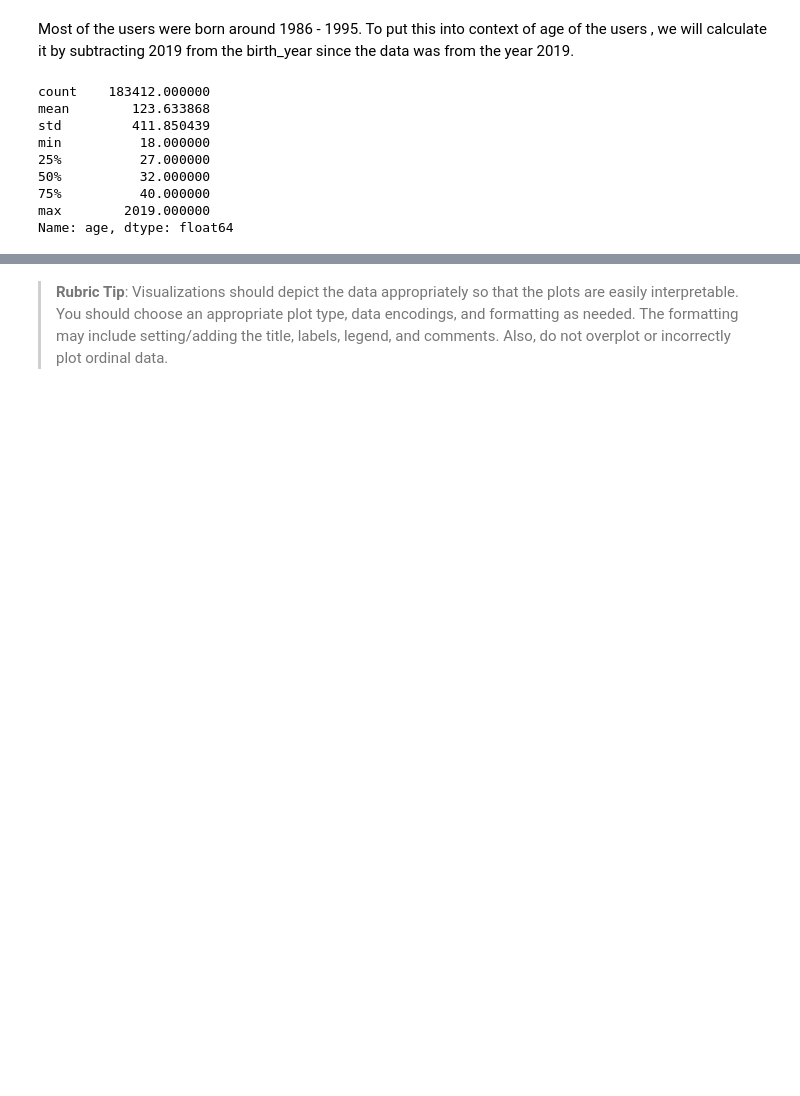
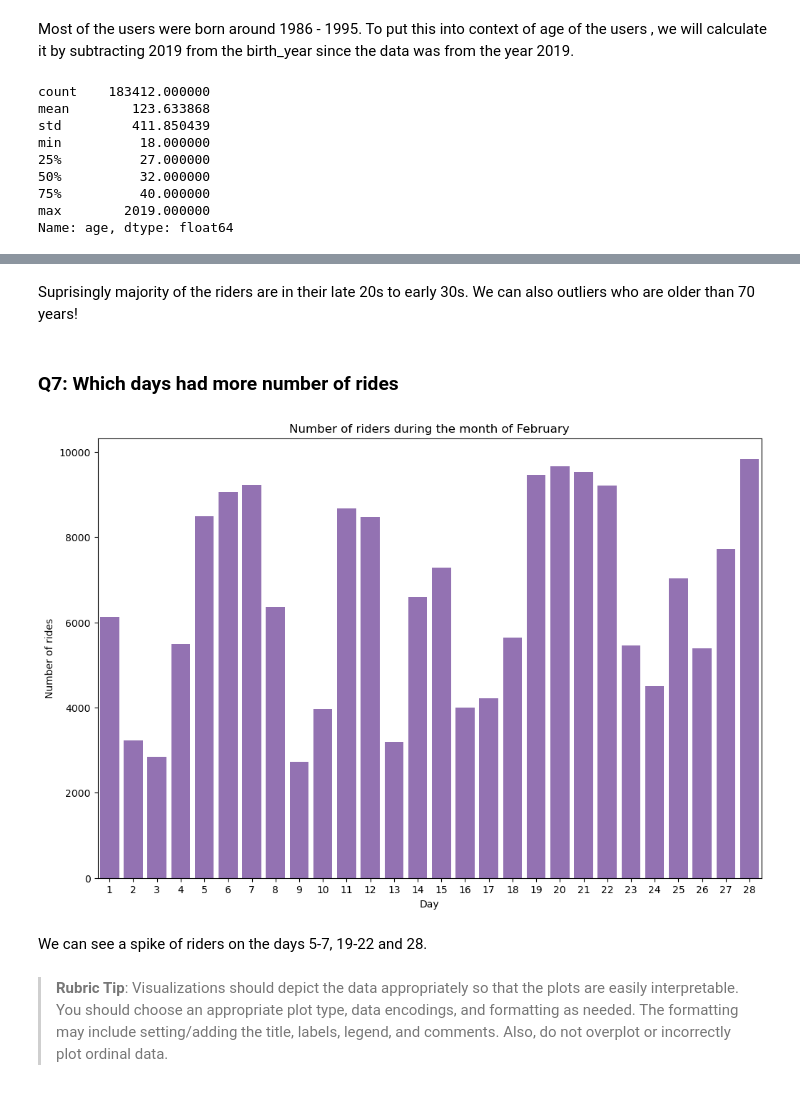
Before and after one commit to NajibAdan/UdacityxALX, a Jupyter notebook: Project_003/Part_I_exploration_template.ipynb, the cells around one changed output, grey strips where cells are left out. Saved outputs shown, nothing was run; the diff lists cells and outputs as text; code cells hidden in the pictures; blank space fills up the shorter version.

Commit message:
Done with univariate. Started multivariate.

```diff
--- a/Project_003/Part_I_exploration_template.ipynb
+++ b/Project_003/Part_I_exploration_template.ipynb
@@ -283,3 +282,19 @@ ax.set(xlim = (0,100));
+# %% [markdown]
+Suprisingly majority of the riders are in their late 20s to early 30s. We can also outliers who are older than 70 years!
+# %% [markdown]
+### Q7: Which days had more number of rides
+# %%
+df['day'] = df.start_time.dt.day
+day_count = df.groupby('day')['duration_min']
+plt.figure(figsize=(12,8))
+sb.countplot(data=df,x='day',color=color)
+plt.xlabel('Day')
+plt.ylabel('Number of rides')
+plt.title("Number of riders during the month of February");
+# %% [output]
+[figure, added]
+# %% [markdown]
+We can see a spike of riders on the days 5-7, 19-22 and 28.
 # %% [markdown]
 
 
```
Also changed, not shown: parts of 19 cells of this notebook, 1 other file.
